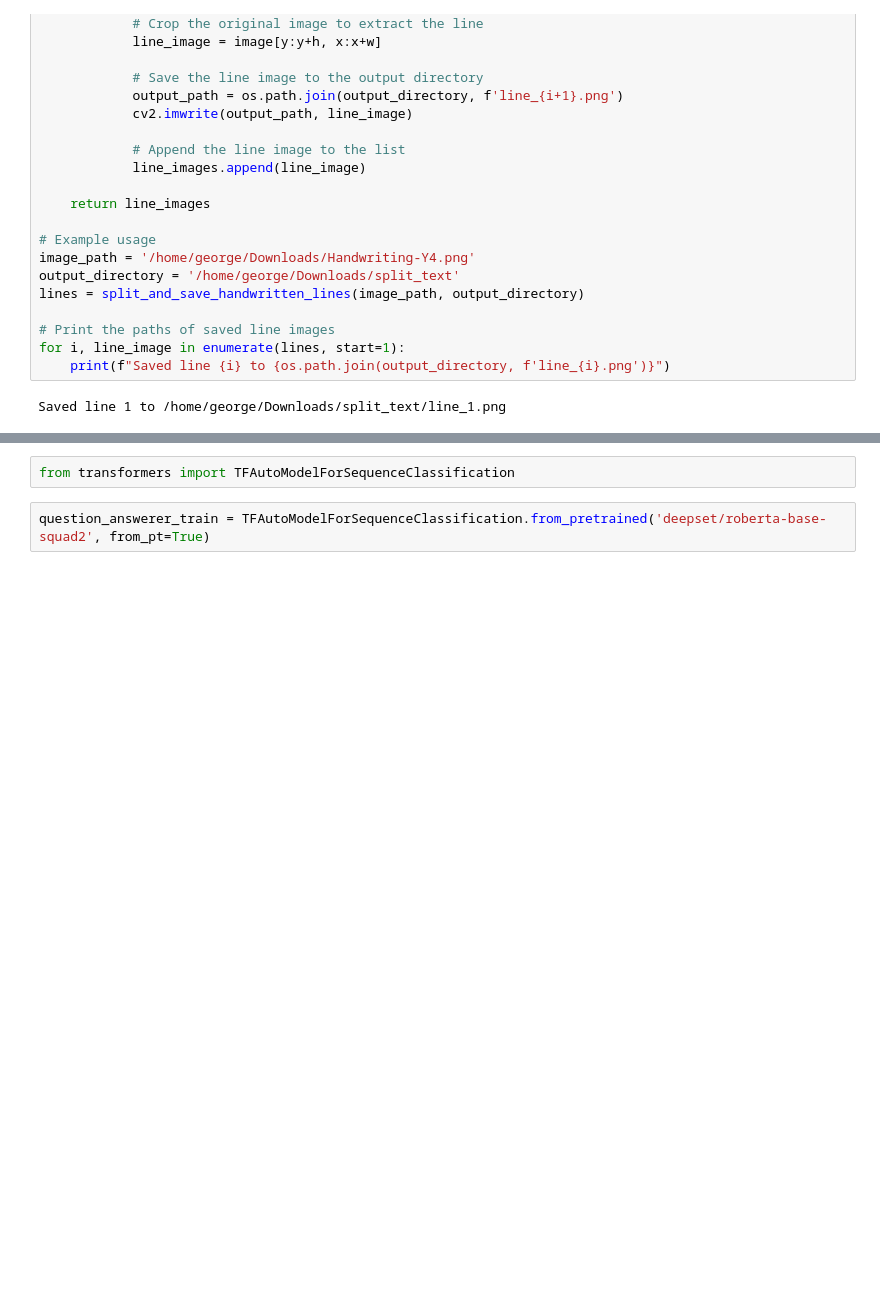
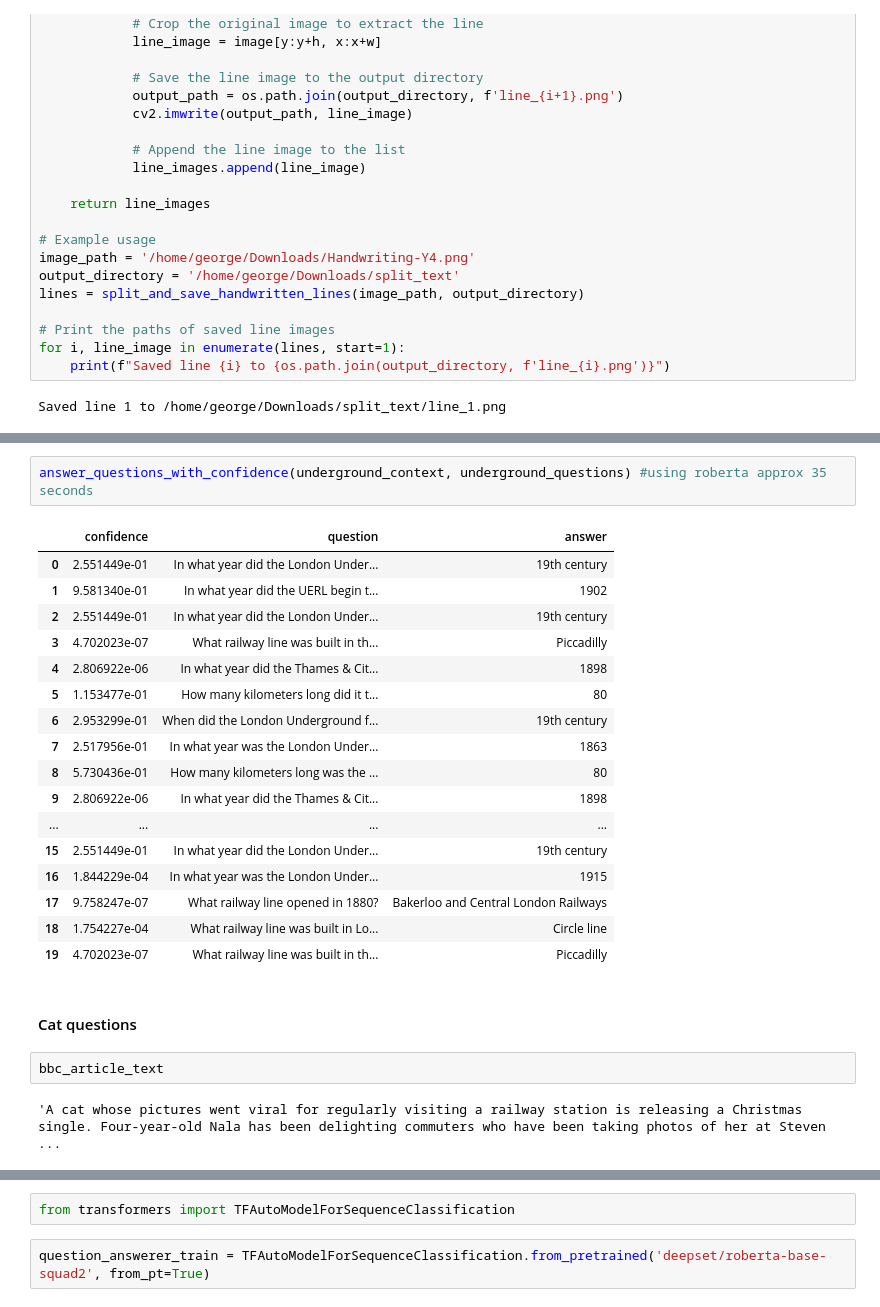
Before and after one commit to sjacob-07/quizachu, a Jupyter notebook: notebooks/GRDWilliams_answer_questions.ipynb, the cells around one changed output, grey strips where cells are left out. Saved outputs shown, nothing was run; the diff lists cells and outputs as text; blank space fills up the shorter version.

```diff
--- a/notebooks/GRDWilliams_answer_questions.ipynb
+++ b/notebooks/GRDWilliams_answer_questions.ipynb
@@ -428,0 +499,26 @@ Saved line 1 to /home/george/Downloads/split_text/line_1.png
+# %%
+answer_questions_with_confidence(underground_context, underground_questions) #using roberta approx 35 seconds
+# %% [output]
+|  | confidence | question | answer |
+| 0 | 2.551449e-01 | In what year did the London Under... | 19th century |
+| 1 | 9.581340e-01 | In what year did the UERL begin t... | 1902 |
+| 2 | 2.551449e-01 | In what year did the London Under... | 19th century |
+| 3 | 4.702023e-07 | What railway line was built in th... | Piccadilly |
+| 4 | 2.806922e-06 | In what year did the Thames & Cit... | 1898 |
+| 5 | 1.153477e-01 | How many kilometers long did it t... | 80 |
+| 6 | 2.953299e-01 | When did the London Underground f... | 19th century |
+| 7 | 2.517956e-01 | In what year was the London Under... | 1863 |
+| 8 | 5.730436e-01 | How many kilometers long was the ... | 80 |
+| 9 | 2.806922e-06 | In what year did the Thames & Cit... | 1898 |
+| ... | ... | ... | ... |
+| 15 | 2.551449e-01 | In what year did the London Under... | 19th century |
+| 16 | 1.844229e-04 | In what year was the London Under... | 1915 |
+| 17 | 9.758247e-07 | What railway line opened in 1880? | Bakerloo and Central London Railways |
+| 18 | 1.754227e-04 | What railway line was built in Lo... | Circle line |
+| 19 | 4.702023e-07 | What railway line was built in th... | Piccadilly |
+# %% [markdown]
+#### Cat questions
+# %%
+bbc_article_text
+# %% [output]
+'A cat whose pictures went viral for regularly visiting a railway station is releasing a Christmas single. Four-year-old Nala has been delighting commuters who have been taking photos of her at Steven ...
```
Also changed, not shown: parts of 66 cells of this notebook.
